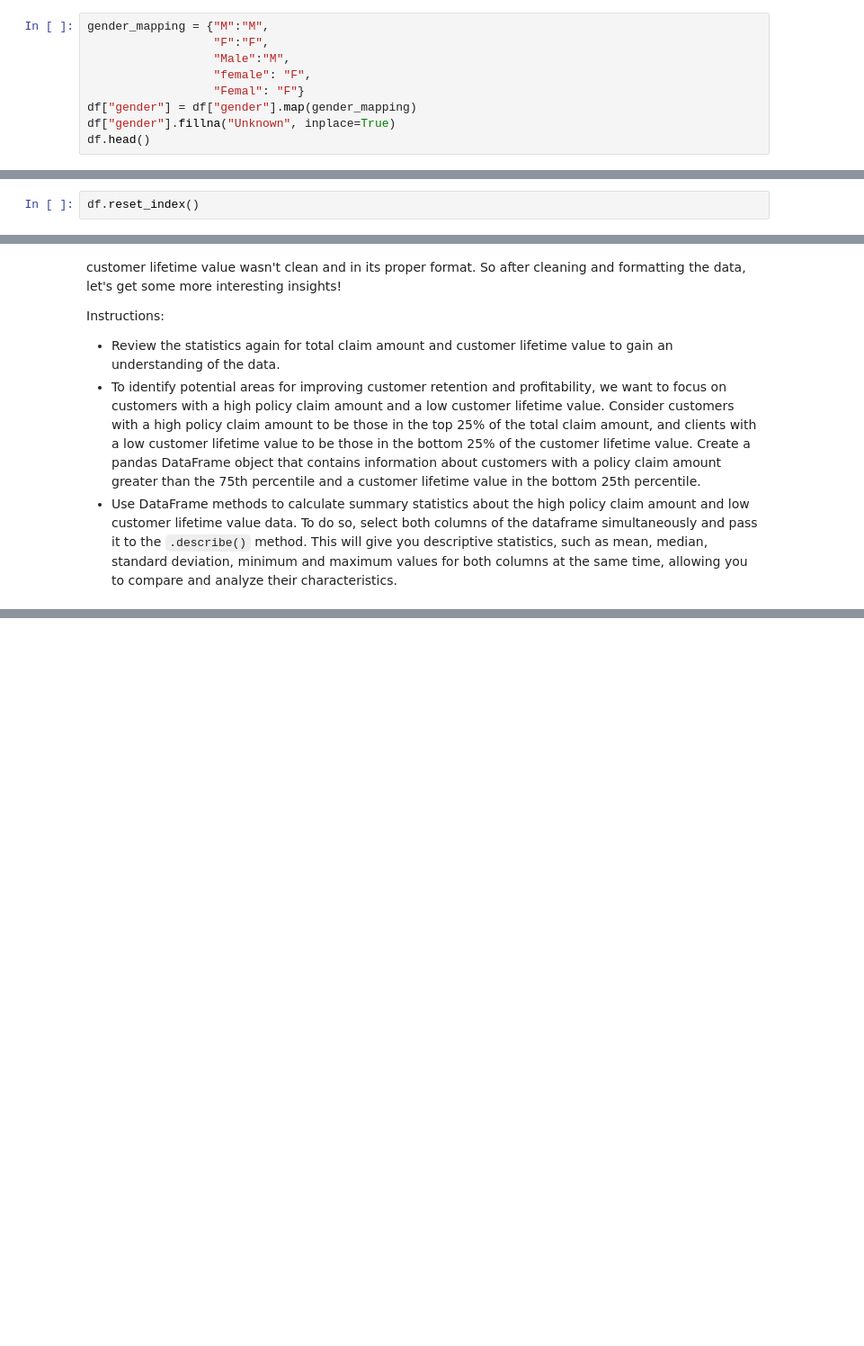
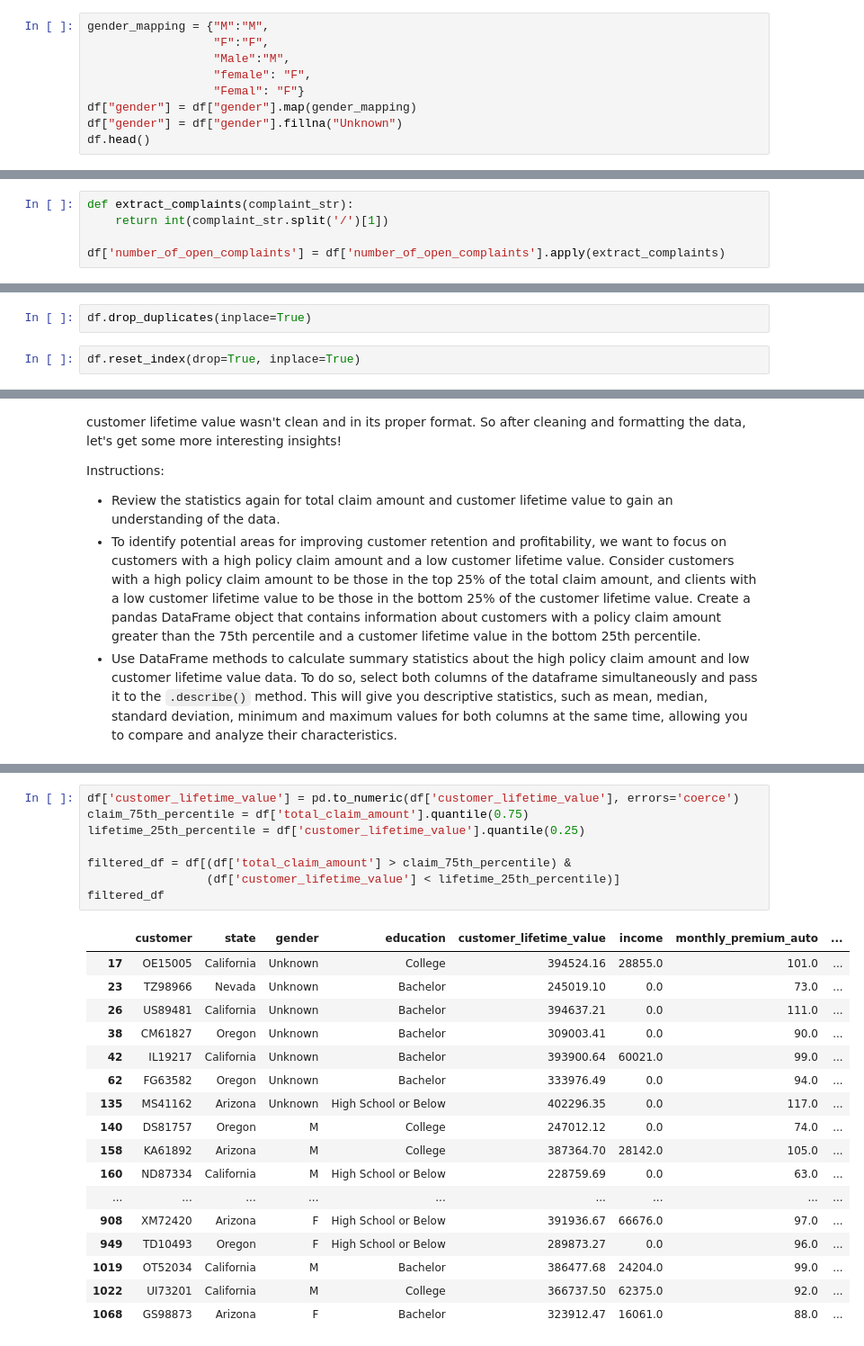
Before and after one commit to cristinarosa97/lab-dw-data-cleaning-and-formatting, a Jupyter notebook: lab-dw-data-cleaning-and-formatting.ipynb, the cells around one changed output, grey strips where cells are left out. Shown at 90% size. Drawn from its saved outputs; the diff is of its cells as text; blank space fills up the shorter version.

```diff
--- a/lab-dw-data-cleaning-and-formatting.ipynb
+++ b/lab-dw-data-cleaning-and-formatting.ipynb
@@ -71,6 +71,6 @@ gender_mapping = {"M":"M",
                   "female": "F",
                   "Femal": "F"}
 df["gender"] = df["gender"].map(gender_mapping)
-df["gender"].fillna("Unknown", inplace=True)
+df["gender"] = df["gender"].fillna("Unknown")
 df.head()
 # %% [output]
@@ -190,3 +184,8 @@ df["number_of_open_complaints"].unique()
 # %% [output]
 array(['1/0/00', '1/2/00', '1/1/00', '1/3/00', '1/5/00', '1/4/00', nan],
       dtype=object)
+# %%
+def extract_complaints(complaint_str):
+    return int(complaint_str.split('/')[1])
+
+df['number_of_open_complaints'] = df['number_of_open_complaints'].apply(extract_complaints)
@@ -276,2 +248,4 @@ Name: count, dtype: int64
+# %%
+df.drop_duplicates(inplace=True)
 # %%
-df.reset_index()
+df.reset_index(drop=True, inplace=True)
@@ -315,0 +399,26 @@ Instructions:
+# %%
+df['customer_lifetime_value'] = pd.to_numeric(df['customer_lifetime_value'], errors='coerce')
+claim_75th_percentile = df['total_claim_amount'].quantile(0.75)
+lifetime_25th_percentile = df['customer_lifetime_value'].quantile(0.25)
+
+filtered_df = df[(df['total_claim_amount'] > claim_75th_percentile) &
+                 (df['customer_lifetime_value'] < lifetime_25th_percentile)]
+filtered_df
+# %% [output]
+|  | customer | state | gender | education | customer_lifetime_value | income | monthly_premium_auto | ... |
+| 17 | OE15005 | California | Unknown | College | 394524.16 | 28855.0 | 101.0 | ... |
+| 23 | TZ98966 | Nevada | Unknown | Bachelor | 245019.10 | 0.0 | 73.0 | ... |
+| 26 | US89481 | California | Unknown | Bachelor | 394637.21 | 0.0 | 111.0 | ... |
+| 38 | CM61827 | Oregon | Unknown | Bachelor | 309003.41 | 0.0 | 90.0 | ... |
+| 42 | IL19217 | California | Unknown | Bachelor | 393900.64 | 60021.0 | 99.0 | ... |
+| 62 | FG63582 | Oregon | Unknown | Bachelor | 333976.49 | 0.0 | 94.0 | ... |
+| 135 | MS41162 | Arizona | Unknown | High School or Below | 402296.35 | 0.0 | 117.0 | ... |
+| 140 | DS81757 | Oregon | M | College | 247012.12 | 0.0 | 74.0 | ... |
+| 158 | KA61892 | Arizona | M | College | 387364.70 | 28142.0 | 105.0 | ... |
+| 160 | ND87334 | California | M | High School or Below | 228759.69 | 0.0 | 63.0 | ... |
+| ... | ... | ... | ... | ... | ... | ... | ... | ... |
+| 908 | XM72420 | Arizona | F | High School or Below | 391936.67 | 66676.0 | 97.0 | ... |
+| 949 | TD10493 | Oregon | F | High School or Below | 289873.27 | 0.0 | 96.0 | ... |
+| 1019 | OT52034 | California | M | Bachelor | 386477.68 | 24204.0 | 99.0 | ... |
+| 1022 | UI73201 | California | M | College | 366737.50 | 62375.0 | 92.0 | ... |
+| 1068 | GS98873 | Arizona | F | Bachelor | 323912.47 | 16061.0 | 88.0 | ... |
```
Also changed, not shown: parts of 12 cells of this notebook.
